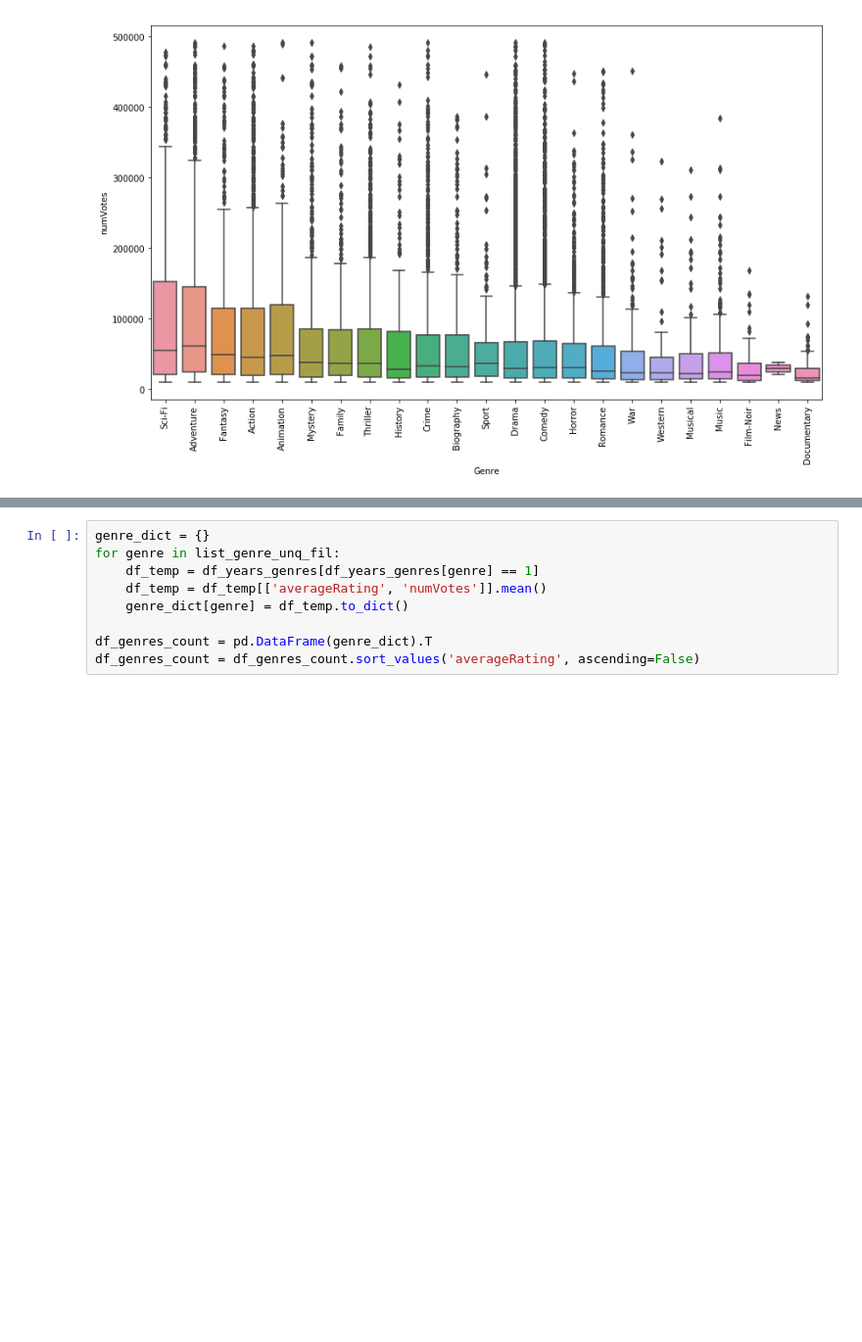
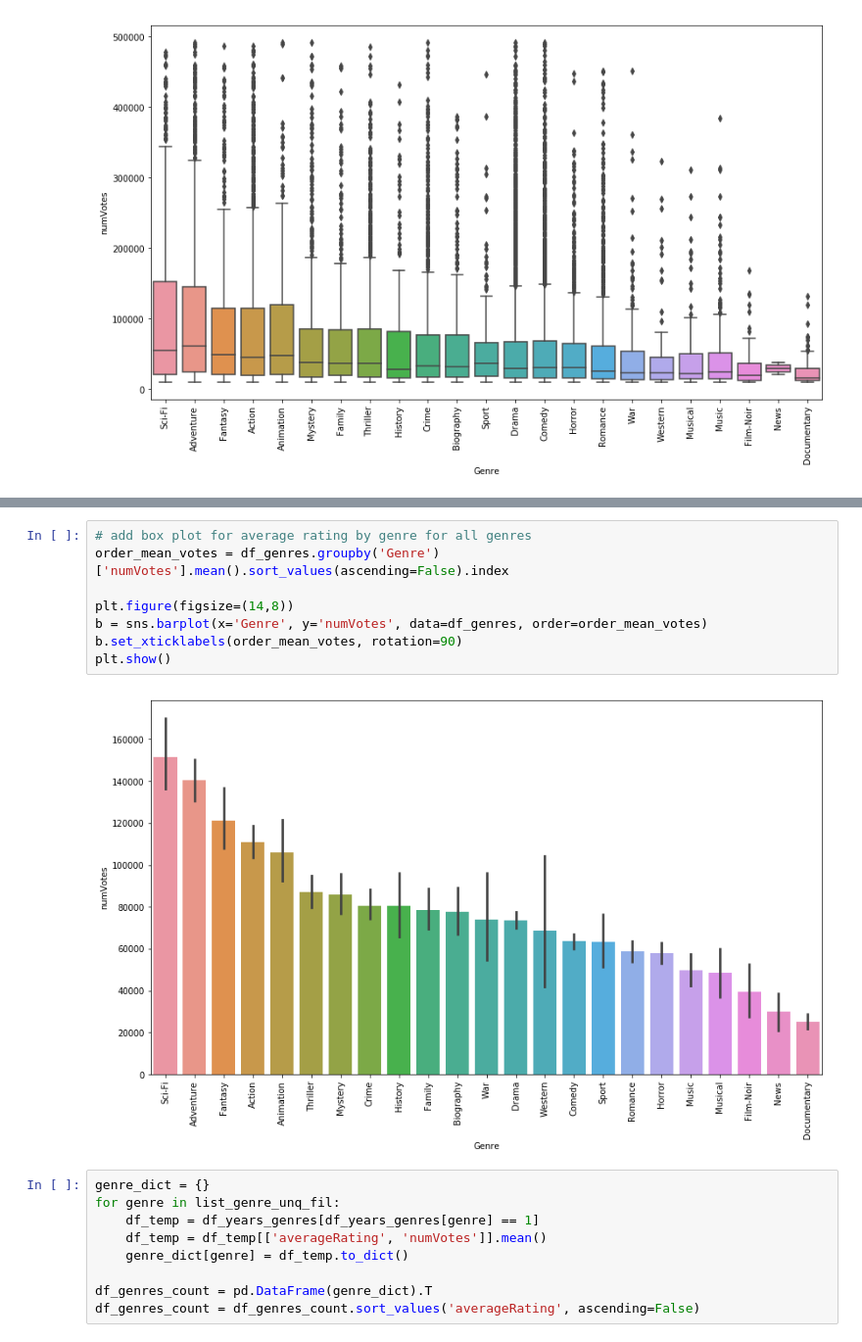
Before and after one commit to kylemcorliss/Thinkful, a Jupyter notebook: Fundamentals_Capstone/Capstone_IMDB_ratings.ipynb, the cells around one changed output, grey strips where cells are left out. Shown at 98% size. Drawn from its saved outputs; the diff is of its cells as text; blank space fills up the shorter version.

```diff
--- a/Fundamentals_Capstone/Capstone_IMDB_ratings.ipynb
+++ b/Fundamentals_Capstone/Capstone_IMDB_ratings.ipynb
@@ -227,3 +237,13 @@ plt.show()
+# %%
+# add box plot for average rating by genre for all genres
+order_mean_votes = df_genres.groupby('Genre')['numVotes'].mean().sort_values(ascending=False).index
+
+plt.figure(figsize=(14,8))
+b = sns.barplot(x='Genre', y='numVotes', data=df_genres, order=order_mean_votes)
+b.set_xticklabels(order_mean_votes, rotation=90)
+plt.show()
+# %% [output]
+[figure, added]
 # %%
 genre_dict = {}
 for genre in list_genre_unq_fil:
```
Also changed, not shown: parts of 1 cell of this notebook.
